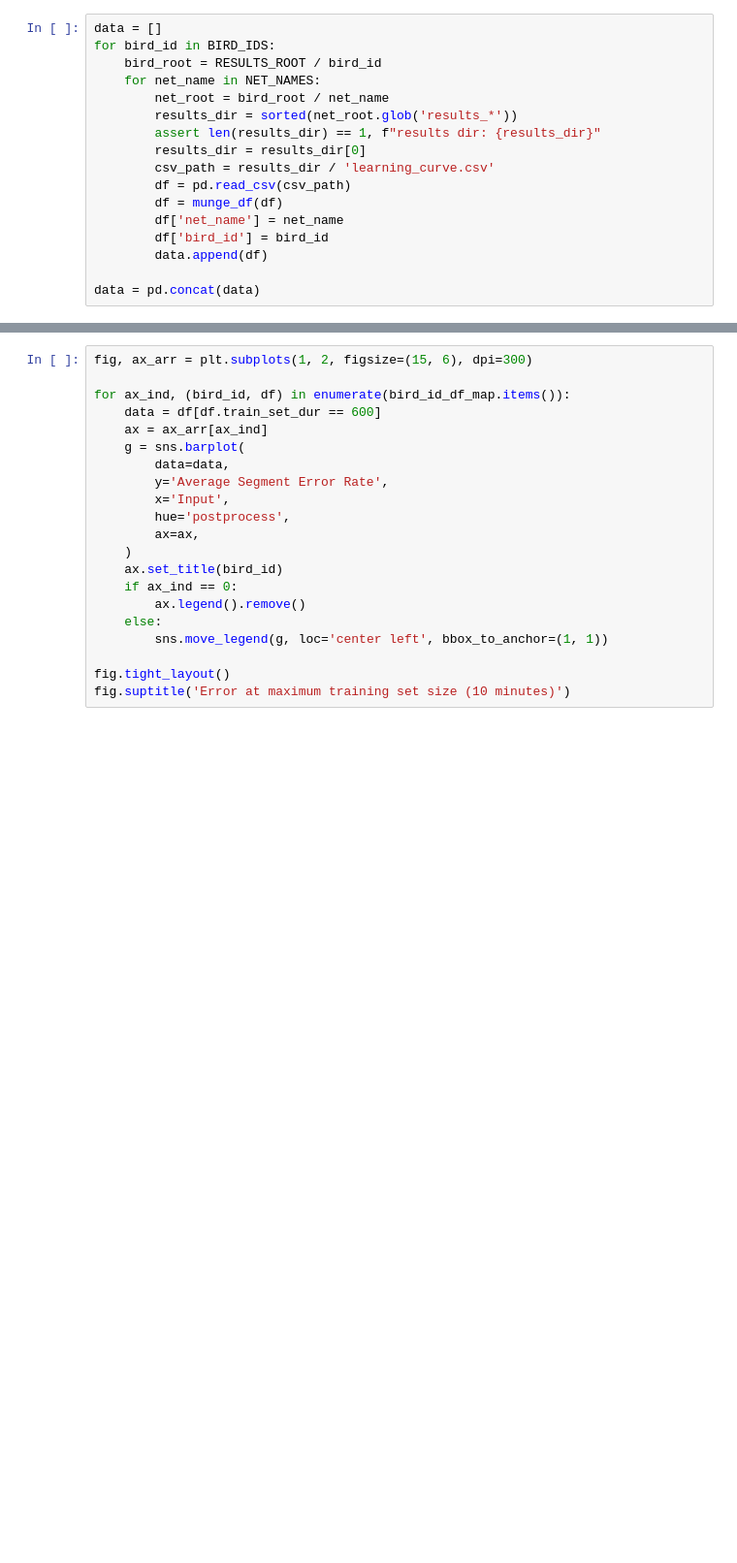
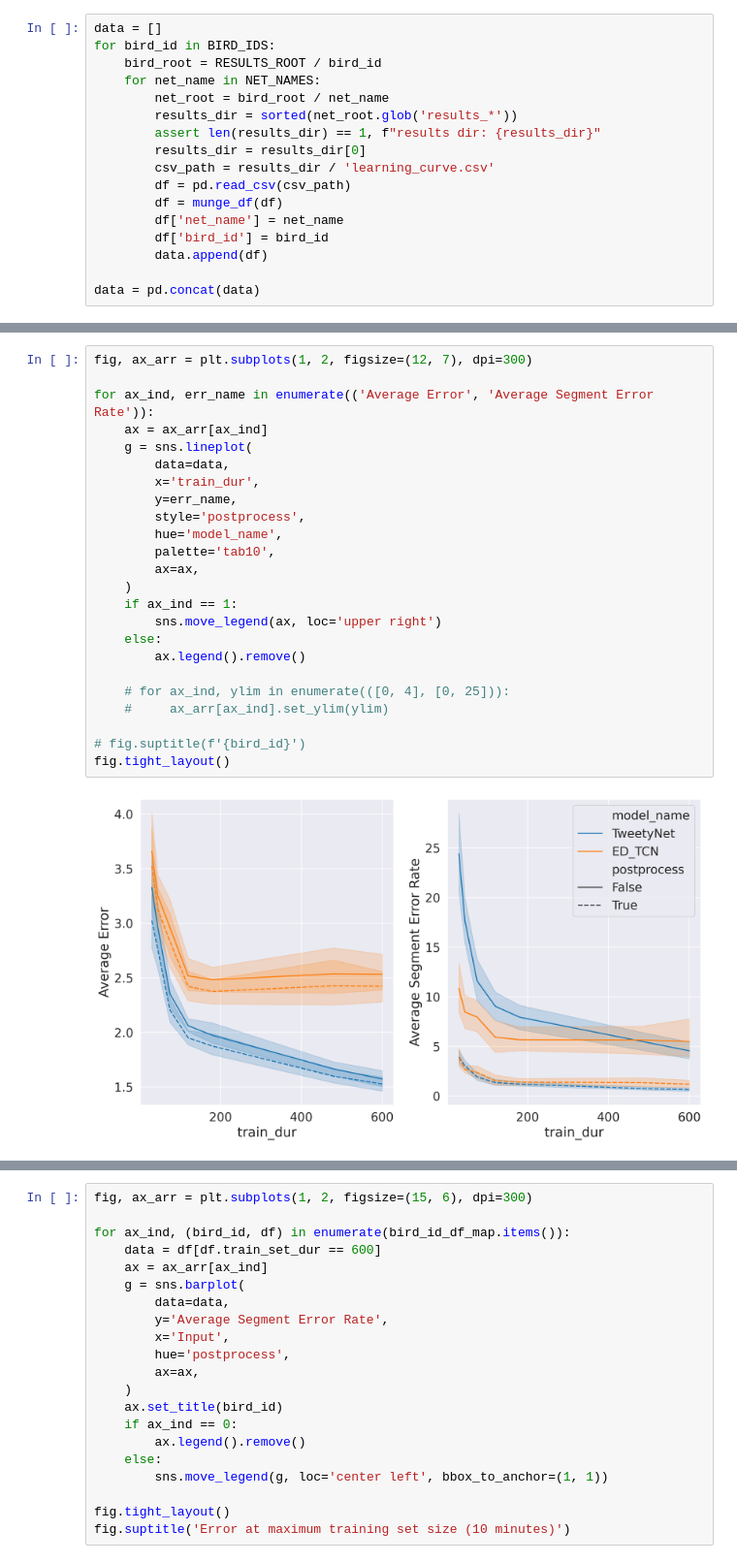
Before and after one commit to vocalpy/scipy-proceedings-2023-vak, a Jupyter notebook: src/scripts/learncurves-individual-BFSongRepo-birds.ipynb, the cells around one changed output, grey strips where cells are left out. Shown at 97% size. Drawn from its saved outputs; the diff is of its cells as text; blank space fills up the shorter version.

```diff
--- a/src/scripts/learncurves-individual-BFSongRepo-birds.ipynb
+++ b/src/scripts/learncurves-individual-BFSongRepo-birds.ipynb
@@ -141,3 +141,29 @@ fig.tight_layout()
+# %%
+fig, ax_arr = plt.subplots(1, 2, figsize=(12, 7), dpi=300)
+
+for ax_ind, err_name in enumerate(('Average Error', 'Average Segment Error Rate')):
+    ax = ax_arr[ax_ind]
+    g = sns.lineplot(
+        data=data,
+        x='train_dur',
+        y=err_name,
+        style='postprocess',
+        hue='model_name',
+        palette='tab10',
+        ax=ax,
+    )
+    if ax_ind == 1:
+        sns.move_legend(ax, loc='upper right')
+    else:
+        ax.legend().remove()
+
+    # for ax_ind, ylim in enumerate(([0, 4], [0, 25])):
+    #     ax_arr[ax_ind].set_ylim(ylim)
+
+# fig.suptitle(f'{bird_id}')
+fig.tight_layout()
+# %% [output]
+[figure, added]
 # %%
 fig, ax_arr = plt.subplots(1, 2, figsize=(12, 7), dpi=300)
 
```
Also changed, not shown: parts of 5 cells of this notebook.
